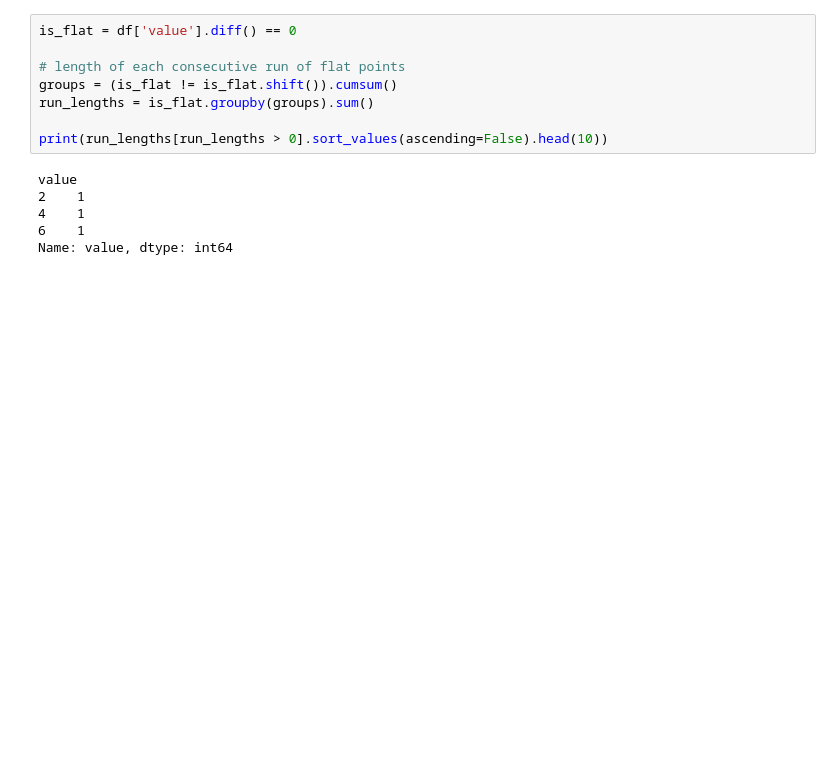
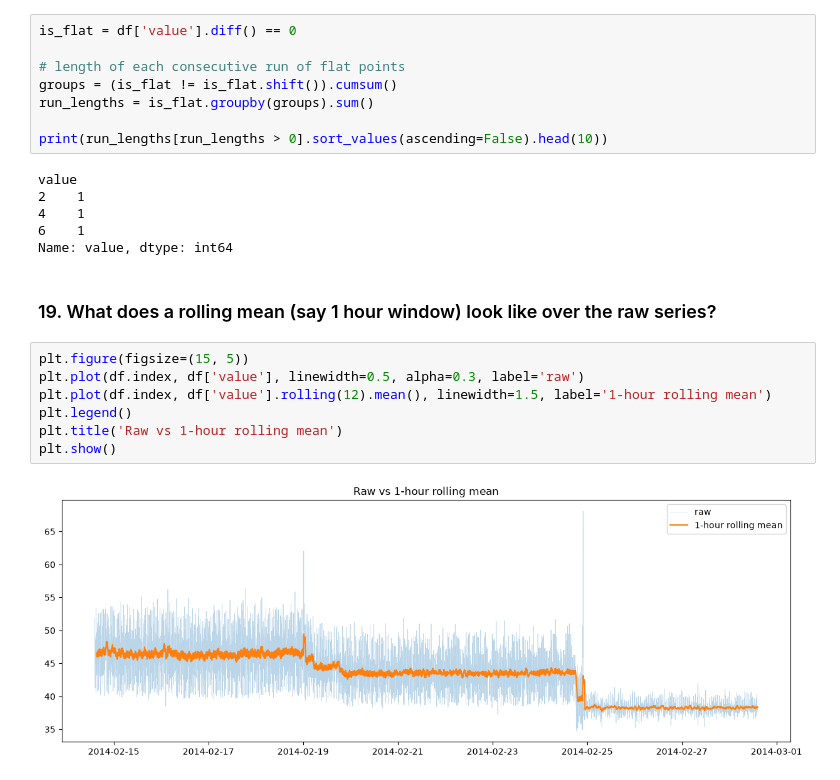
Before and after one commit to mukundnaramesh2605/Anomaly-detection-on-server-performance-metrics, a Jupyter notebook: EDA.ipynb, the cells around one changed output. Saved outputs shown, nothing was run; the diff lists cells and outputs as text; blank space fills up the shorter version.

```diff
--- a/EDA.ipynb
+++ b/EDA.ipynb
@@ -177,3 +179,14 @@ value
 4    1
 6    1
 Name: value, dtype: int64
+# %% [markdown]
+### 19. What does a rolling mean (say 1 hour window) look like over the raw series?
+# %%
+plt.figure(figsize=(15, 5))
+plt.plot(df.index, df['value'], linewidth=0.5, alpha=0.3, label='raw')
+plt.plot(df.index, df['value'].rolling(12).mean(), linewidth=1.5, label='1-hour rolling mean')
+plt.legend()
+plt.title('Raw vs 1-hour rolling mean')
+plt.show()
+# %% [output]
+[figure, added]
```
Also changed, not shown: parts of 5 cells of this notebook.
